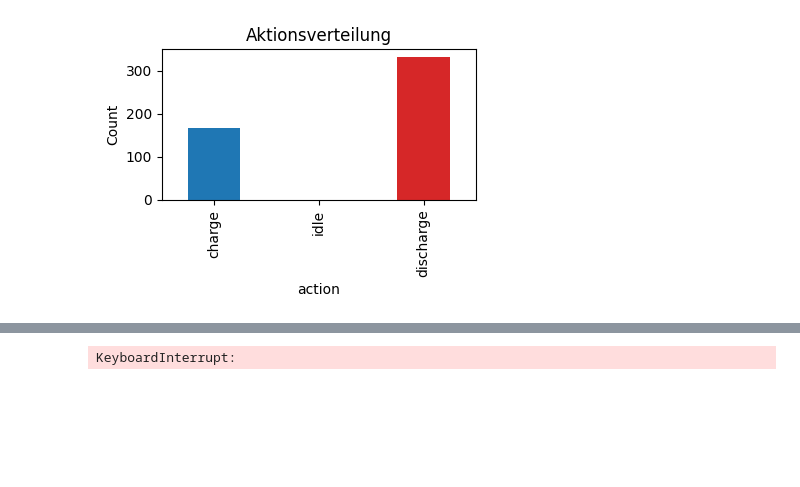
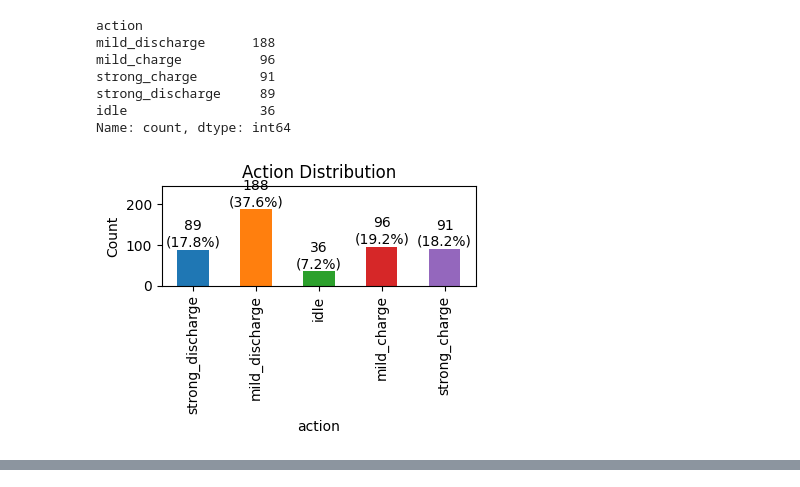
Before and after one commit to EacyCoding/ExplainableRLBatteryControl, a Jupyter notebook: examples/rbc_agent.ipynb, the cells around one changed output, grey strips where cells are left out. Drawn from its saved outputs; the diff is of its cells as text; code cells hidden in the pictures; blank space fills up the shorter version.

Commit message:
Adapt RBC agent to be comparable to DQN agent: Expand 3 discrete actions of RBC to 5 discrete actions &improve graphs: add absolute & relative count for action ditribution

```diff
--- a/examples/rbc_agent.ipynb
+++ b/examples/rbc_agent.ipynb
@@ -149,7 +149,13 @@ class RBCAgent:
 
             # map the string action to numeric fractions for each storage
             # charge → +1.0, idle → 0.0, discharge → -1.0
-            frac = {"charge": 1.0, "idle": 0.0, "discharge": -1.0}[action]
+            frac_map = {
+                'strong_charge': 1.0,
+                'mild_charge': 0.5,
+                'idle': 0.0,
+                'mild_discharge': -0.5,
+                'strong_discharge': -1.0 }
+            frac = frac_map[action]
 
             # 3) Build central-agent action list: control b0, zeros elsewhere
             N = env.action_space[0].shape[0]
@@ -184,10 +190,13 @@ class RBCAgent:
         Evaluate the agent over multiple episodes and return the mean and std of rewards.
         """
         self.rewards = []
+        self.histories = []
         for _ in range(episodes):
-            episode_reward, _ = self.evaluate(env)
+            print(f"Episode {_ + 1}/{episodes}")
+            episode_reward, episode_history = self.evaluate(env)
             self.rewards.append(episode_reward)
-        return np.mean(self.rewards), np.std(self.rewards)
+            self.histories.append(episode_history)
+        return self.rewards, self.histories
 # %%
 import os
 import pandas as pd
@@ -351,49 +459,66 @@ import matplotlib.pyplot as plt
 
 # hist: List[(obs_dict, action_str, reward_float)]
 ep_logs = []
+
 for t, (obs, act, rew) in enumerate(hist):
     row = {'t': t, 'action': act, 'reward': rew}
-    # Optional: spezifische Beobachtungen übernehmen, falls vorhanden
     for k in ('soc','price','net_load','solar_generation'):
         if k in obs:
             row[k] = obs[k]
     ep_logs.append(row)
-
 df = pd.DataFrame(ep_logs)
 
-# Aktion → numerische Repräsentation
-action_to_frac = {'charge': 1.0, 'idle': 0.0, 'discharge': -1.0}
-df['action_num'] = df['action'].map(action_to_frac)
+# Action → numerical representation
+action_to_frac_5 = {
+    'strong_charge': 1.0,
+    'mild_charge': 0.5,
+    'idle': 0.0,
+    'mild_discharge': -0.5,
+    'strong_discharge': -1.0 }
+df['action_num'] = df['action'].map(action_to_frac_5)
 
-# Gleitender Mittelwert (Fenster anpassen)
-window = 50
+# Moving Average
+window = 5
 df['action_ma'] = df['action_num'].rolling(window, min_periods=1).mean()
 
-# Plot 1: Aktionen über Zeit (raw + MA)
+# Plot 1: Actions over time (raw + MA)
 plt.figure(figsize=(6,3))
 plt.scatter(df['t'], df['action_num'], s=8, alpha=0.4, label='raw')
-plt.plot(df['t'], df['action_ma'], color='C2', label=f'MA({window})', linewidth=2)
-plt.yticks([-1,0,1], ['discharge','idle','charge'])
-plt.xlabel('Timestep'); plt.ylabel('Action (numeric)')
-plt.title('RBC Aktionen über Zeit')
-plt.grid(True); plt.legend(); plt.tight_layout()
+plt.plot(
+    df['t'],
+    df['action_ma'],
+    color='C2', lw=2,
+    label=f"{window}-step MA"
+)
+plt.title(f"Actions over time (raw + {window}-step MA)")
+plt.yticks([-1.0,-0.5,0.0,0.5,1.0],
+           ['strong_discharge','mild_discharge','idle','mild_charge','strong_charge'])
+plt.xlabel('Timestep')
+plt.ylabel('Discrete Action')
+plt.legend(loc="upper right")
+plt.grid(True)
+plt.tight_layout()
 plt.show()
 
-# Plot 2: Aktionsverteilung
+# Plot 2: Action Distribution
 plt.figure(figsize=(4,3))
-counts = df['action'].value_counts().reindex(['charge','idle','discharge']).fillna(0)
-counts.plot(kind='bar', color=['C0','C1','C3'])
-plt.ylabel('Count'); plt.title('Aktionsverteilung')
+counts = df['action'].value_counts().reindex(['strong_discharge','mild_discharge','idle','mild_charge','strong_charge']).fillna(0)
+print(df['action'].value_counts())
+ax = counts.plot(kind='bar', color=['C0','C1','C2','C3','C4'])
+total = counts.sum()
+ax.bar_label(ax.containers[0], labels=[f'{int(v)}\n({v/total:.1%})' for v in counts.values])
+ax.set_ylim(0, counts.max()*1.5)
+plt.ylabel('Count'); plt.title('Action Distribution')
 plt.tight_layout(); plt.show()
 
-# Plot 3: Reward-Zeitreihe + gleitender Mittelwert
+# Plot 3: Reward over time + Moving Average
 rw_window = 50
 df['reward_ma'] = df['reward'].rolling(rw_window, min_periods=1).mean()
 plt.figure(figsize=(6,3))
 plt.plot(df['t'], df['reward'], alpha=0.3, label='reward')
 plt.plot(df['t'], df['reward_ma'], color='C3', label=f'MA({rw_window})')
 plt.xlabel('Timestep'); plt.ylabel('Reward')
-plt.title('Reward-Verlauf')
+plt.title(f'{rw_window}-step MA of Reward')
 plt.grid(True); plt.legend(); plt.tight_layout()
 plt.show()
 # %% [output]
@@ -401 +526,8 @@ plt.show()
+action
+mild_discharge      188
+mild_charge          96
+strong_charge        91
+strong_discharge     89
+idle                 36
+Name: count, dtype: int64
-[figure, old version]
+[figure, new version]
@@ -420,2 +535 @@ plt.show()
-KeyboardInterrupt:
 # %%
```
Also changed, not shown: parts of 5 cells of this notebook, 12 other files.
